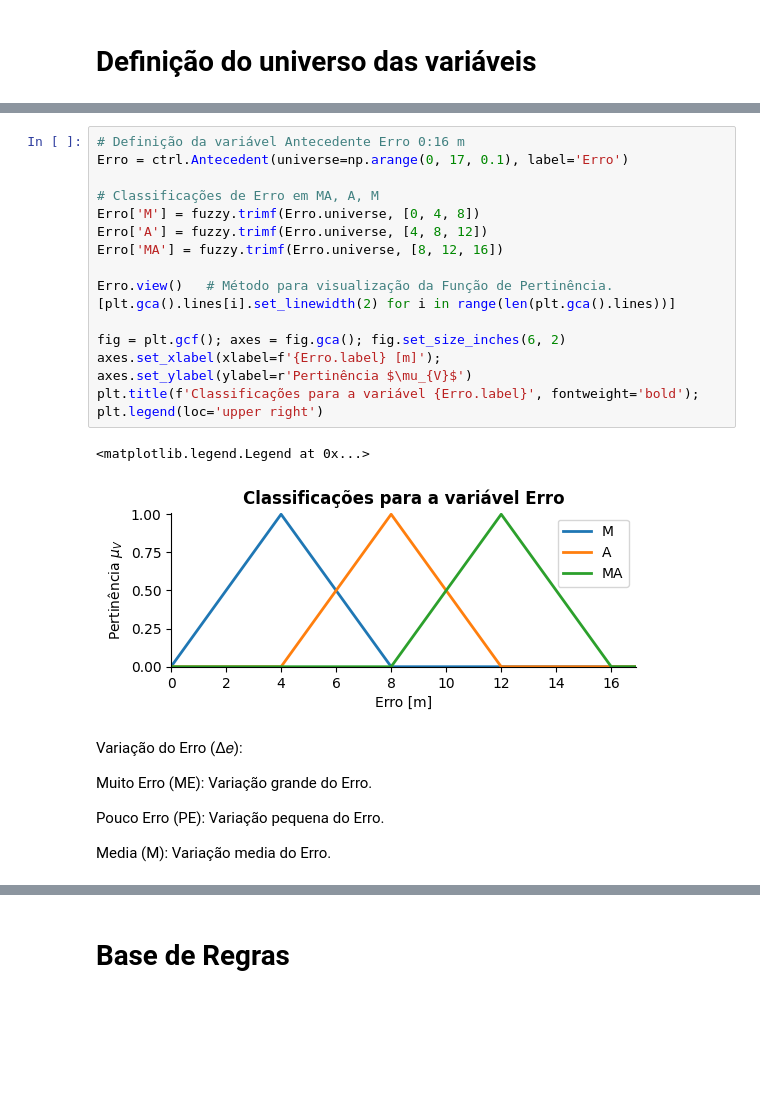
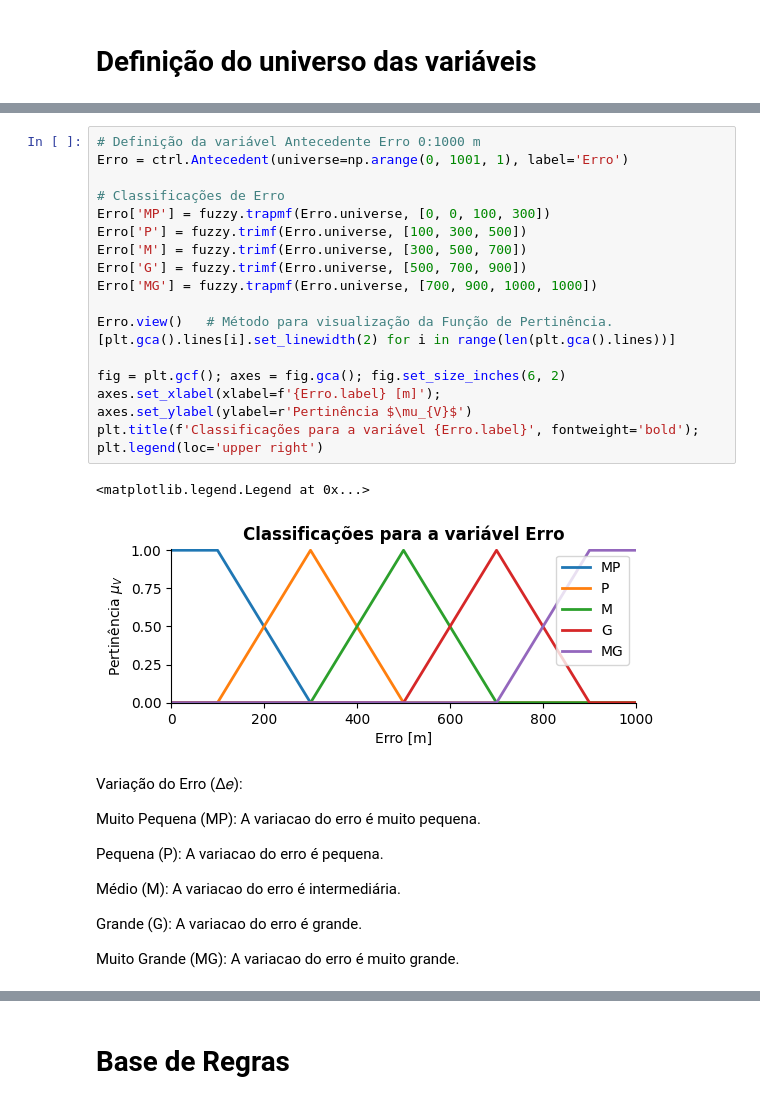
Before and after one commit to leoclamp/Controle_Fuzzy_PD, a Jupyter notebook: fuzzy_PD.ipynb, the cells around one changed output, grey strips where cells are left out. Saved outputs shown, nothing was run; the diff lists cells and outputs as text; blank space fills up the shorter version.

```diff
--- a/fuzzy_PD.ipynb
+++ b/fuzzy_PD.ipynb
@@ -24,28 +28,34 @@ Medio (M): Drone próximo do setPoint.
 # %%
-# Definição da variável Antecedente Erro 0:16 m
-Erro = ctrl.Antecedent(universe=np.arange(0, 17, 0.1), label='Erro')
+# Definição da variável Antecedente Erro 0:1000 m
+Erro = ctrl.Antecedent(universe=np.arange(0, 1001, 1), label='Erro')
 
-# Classificações de Erro em MA, A, M
-Erro['M'] = fuzzy.trimf(Erro.universe, [0, 4, 8])
-Erro['A'] = fuzzy.trimf(Erro.universe, [4, 8, 12])
-Erro['MA'] = fuzzy.trimf(Erro.universe, [8, 12, 16])
+# Classificações de Erro
+Erro['MP'] = fuzzy.trapmf(Erro.universe, [0, 0, 100, 300])
+Erro['P'] = fuzzy.trimf(Erro.universe, [100, 300, 500])
+Erro['M'] = fuzzy.trimf(Erro.universe, [300, 500, 700])
+Erro['G'] = fuzzy.trimf(Erro.universe, [500, 700, 900])
+Erro['MG'] = fuzzy.trapmf(Erro.universe, [700, 900, 1000, 1000])
 
 Erro.view()   # Método para visualização da Função de Pertinência.
 [plt.gca().lines[i].set_linewidth(2) for i in range(len(plt.gca().lines))]
 
 fig = plt.gcf(); axes = fig.gca(); fig.set_size_inches(6, 2)
 axes.set_xlabel(xlabel=f'{Erro.label} [m]'); axes.set_ylabel(ylabel=r'Pertinência $\mu_{V}$')
 plt.title(f'Classificações para a variável {Erro.label}', fontweight='bold'); plt.legend(loc='upper right')
 # %% [output]
 <matplotlib.legend.Legend at 0x...>
-[figure, old version]
+[figure, new version]
-# %% [markdown]
-Variação do Erro (Δ𝑒):
-
-Muito Erro (ME): Variação grande do Erro.
-
-Pouco Erro (PE): Variação pequena do Erro.
-
-Media (M): Variação media do Erro.
+# %% [markdown]
+Variação do Erro (Δ𝑒):
+
+Muito Pequena (MP): A variacao do erro é muito pequena.
+
+Pequena (P): A variacao do erro é pequena.
+
+Médio (M): A variacao do erro é intermediária.
+
+Grande (G): A variacao do erro é grande.
+
+Muito Grande (MG): A variacao do erro é muito grande.
 # %%
 # Definição da variável Antecedente DeltaErro 0:4 m
```
Also changed, not shown: parts of 8 cells of this notebook.
